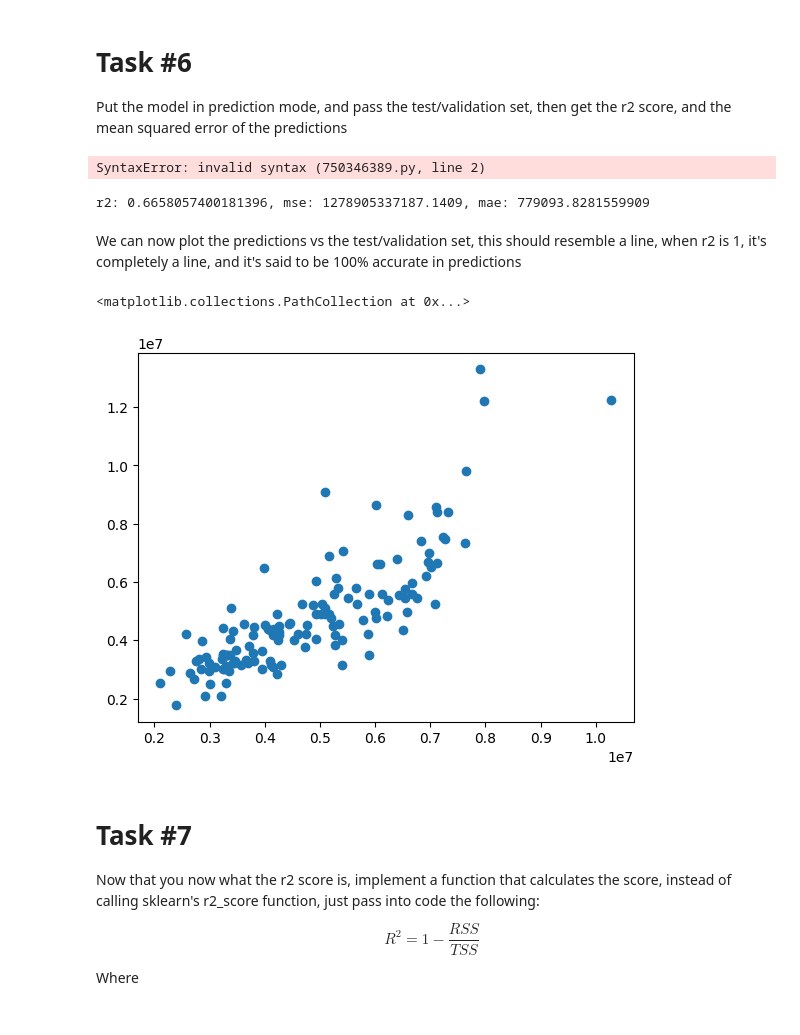
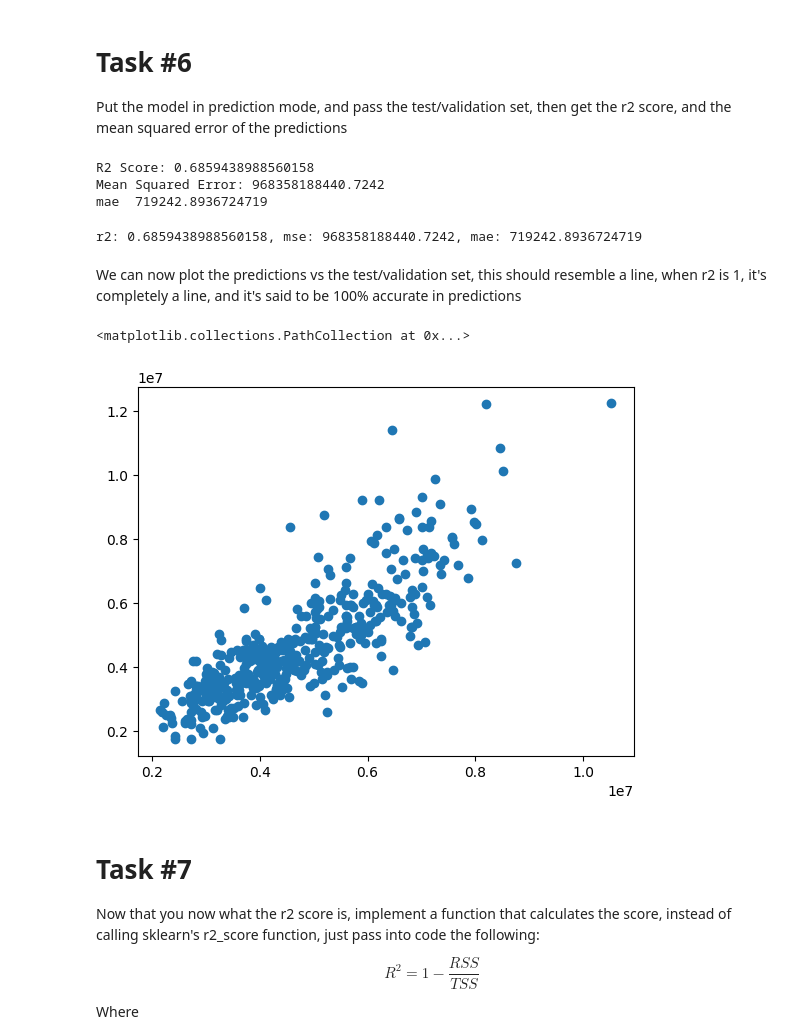
Before and after one commit to AdenierOsorto/ml-course, a Jupyter notebook: project/project.ipynb, the cells around one changed output. Cells and saved outputs as stored; diff of their text form; code cells hidden in the pictures.

```diff
--- a/project/project.ipynb
+++ b/project/project.ipynb
@@ -393,3 +388,5 @@ regressor = LinearRegression()
+# %%
+regressor = LinearRegression().fit(X_train,y_train)
 # %% [markdown]
 # Task #5
 
@@ -404,9 +401,17 @@ regressor.score(X_train,y_train)
 Put the model in prediction mode, and pass the test/validation set, then get the r2 score, and the mean squared error of the predictions
 # %%
 #TODO search how to put the regressor in prediction mode
-predictions = regressor.
+predictions = regressor.predict(X_train)
+r2 = r2_score(y_train, predictions)
+print("R2 Score:", r2)
+mse = mean_squared_error(y_train, predictions)
+print("Mean Squared Error:", mse)
+mae = mean_absolute_error(y_train,predictions)
+print("mae ", mae)
 # %% [output]
-SyntaxError: invalid syntax (750346389.py, line 2)
+R2 Score: 0.6859438988560158
+Mean Squared Error: 968358188440.7242
+mae  719242.8936724719
 # %%
 def get_metrics(y_true : list, predictions:list):
     """
@@ -420,14 +425,14 @@ def get_metrics(y_true : list, predictions:list):
 # %%
 get_metrics(y_test, predictions)
 # %% [output]
-r2: 0.6658057400181396, mse: 1278905337187.1409, mae: 779093.8281559909
+r2: 0.6859438988560158, mse: 968358188440.7242, mae: 719242.8936724719
 # %% [markdown]
 We can now plot the predictions vs the test/validation set, this should resemble a line, when r2 is 1, it's completely a line, and it's said to be 100% accurate in predictions
 # %%
-plt.scatter(predictions,y_test)
+plt.scatter(predictions,y_train)
 # %% [output]
 <matplotlib.collections.PathCollection at 0x...>
-[figure, old version]
+[figure, new version]
 # %% [markdown]
 # Task #7
 
```
Also changed, not shown: parts of 2 cells of this notebook.
